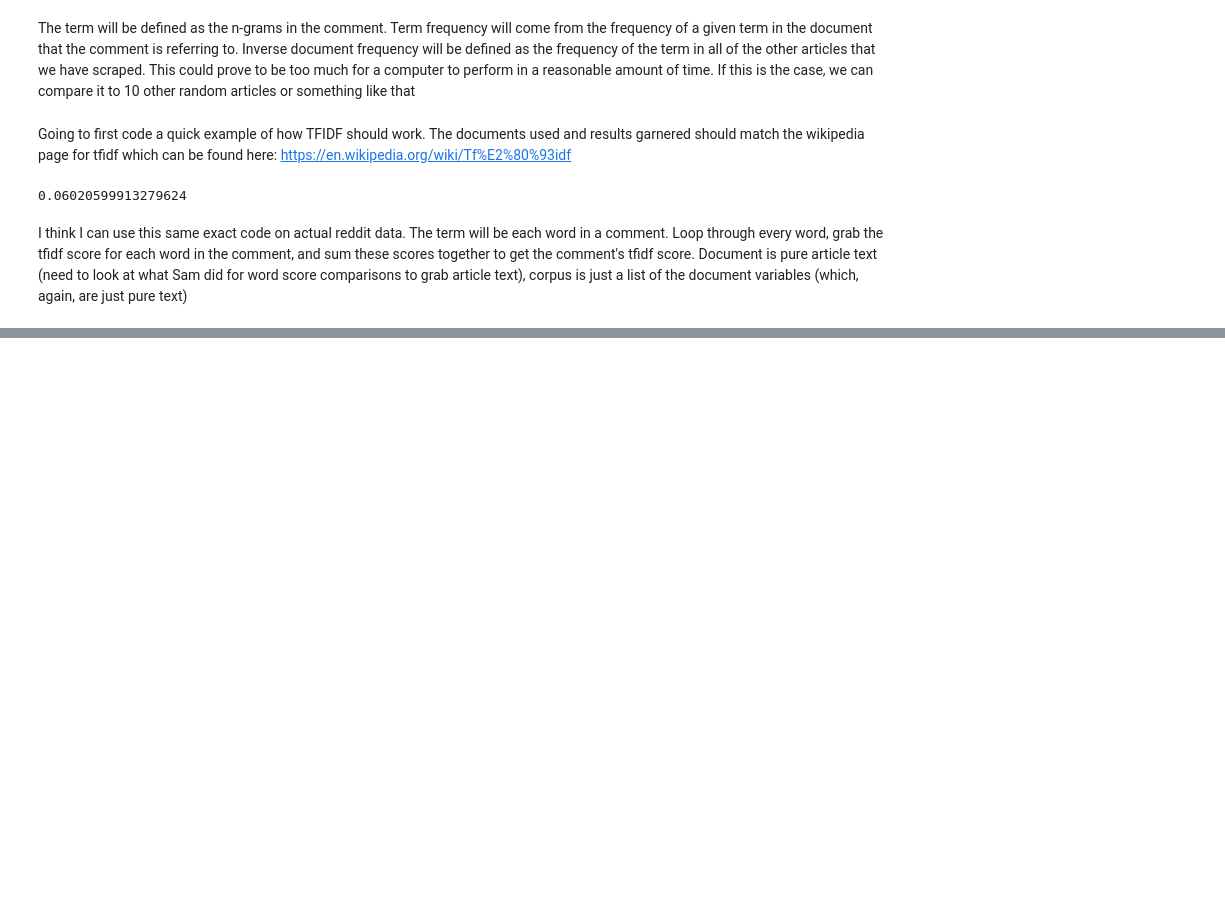
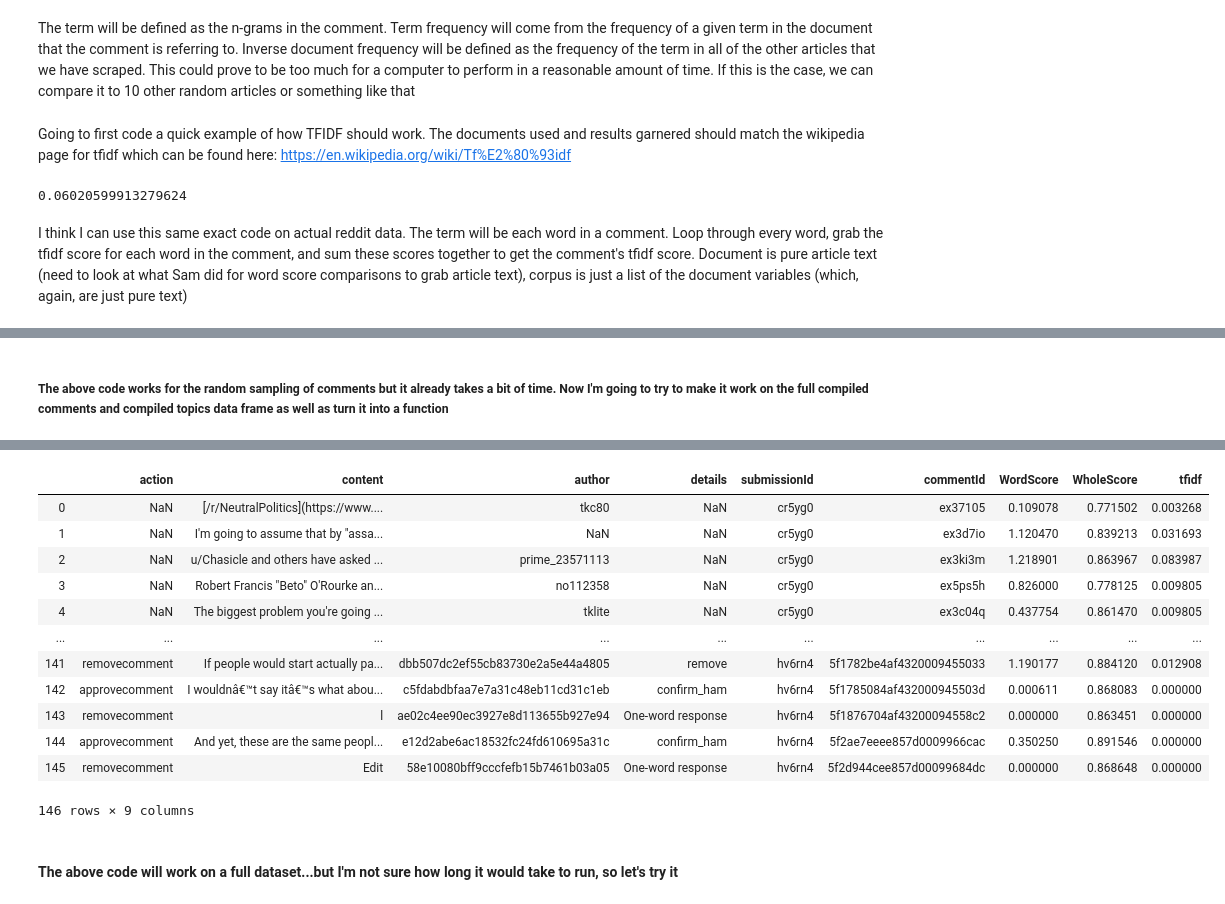
Before and after one commit to mcatalano26/cmps-cap, a Jupyter notebook: TFIDF.ipynb, the cells around one changed output, grey strips where cells are left out. Cells and saved outputs as stored; diff of their text form; code cells hidden in the pictures; blank space fills up the shorter version.

Commit message:
finished tfidf, waiting for code to run

```diff
--- a/TFIDF.ipynb
+++ b/TFIDF.ipynb
@@ -188,3 +130,6 @@ array(['bsw7e1', 'ib4jlg', 'ijmdny', 'ejs1f3', 'ie0flp', 'ksbo1v',
 # %%
+random_comments_sample = pd.read_csv("files/random_comments_sample216.csv")
+random_topics_sample = pd.read_csv("files/random_topics_sample216.csv")
+
 import numpy as np
 random_comments_sample['tfidf'] = np.nan
@@ -197,0 +164,56 @@ NameError: name 'term' is not defined
+# %% [markdown]
+##### The above code works for the random sampling of comments but it already takes a bit of time. Now I'm going to try to make it work on the full compiled comments and compiled topics data frame as well as turn it into a function
+# %%
+import numpy as np
+import pandas as pd
+from collections import Counter
+import math
+
+def tf(term, document):
+    document = str(document)
+    term_arr = str.split(document)
+    term_dict = Counter(term_arr)
+    return term_dict[term] / len(term_arr)
+
+def idf(term, corpus):
+    numerator = len(corpus)
+    count = 0
+    for doc in corpus:
+        doc = str(doc)
+        term_arr = str.split(doc)
+        if term in term_arr:
+            count += 1
+    if count == 0:
+        return 0
+    return math.log10(numerator/count)
+
+def tfidf(term, document, corpus):
+    return tf(term, document) * idf(term, corpus)
+
+def tfidf_on_dataset(topics_df, comments_df):
+    corpus = []
+    id_list = []
+    for index, topic in topics_df.iterrows():
+        corpus.append(topic['text'])
+        id_list.append(topic['id'])
+
+    tfidf_list = []
+
+    for index, comment in comments_df.iterrows():
+        tfidf_sum = 0
+        tfidf_current = 0
+        doc = topics_df[topics_df['id'] == comment['submissionId']]['text']
+        doc = str(doc)
+        term = comment['content']
+        term = str(term)
+        term_arr = str.split(term)
+        for element in term_arr:
+            tfidf_current = tfidf(element, doc, corpus)
+            tfidf_sum += tfidf_current
+        tfidf_list.append(tfidf_sum)
+        print(str((index/(len(comments_df.index)))*100) + "% complete")
+    return tfidf_list
+
+random_comments_sample['tfidf'] = tfidf_on_dataset(random_topics_sample, random_comments_sample)
+random_comments_sample
+# %% [output]
@@ -197,0 +237,15 @@ NameError: name 'term' is not defined
+|  | action | content | author | details | submissionId | commentId | WordScore | WholeScore | tfidf |
+| 0 | NaN | [/r/NeutralPolitics](https://www.... | tkc80 | NaN | cr5yg0 | ex37105 | 0.109078 | 0.771502 | 0.003268 |
+| 1 | NaN | I'm going to assume that by "assa... | NaN | NaN | cr5yg0 | ex3d7io | 1.120470 | 0.839213 | 0.031693 |
+| 2 | NaN | u/Chasicle and others have asked ... | prime_23571113 | NaN | cr5yg0 | ex3ki3m | 1.218901 | 0.863967 | 0.083987 |
+| 3 | NaN | Robert Francis "Beto" O'Rourke an... | no112358 | NaN | cr5yg0 | ex5ps5h | 0.826000 | 0.778125 | 0.009805 |
+| 4 | NaN | The biggest problem you're going ... | tklite | NaN | cr5yg0 | ex3c04q | 0.437754 | 0.861470 | 0.009805 |
+| ... | ... | ... | ... | ... | ... | ... | ... | ... | ... |
+| 141 | removecomment | If people would start actually pa... | dbb507dc2ef55cb83730e2a5e44a4805 | remove | hv6rn4 | 5f1782be4af4320009455033 | 1.190177 | 0.884120 | 0.012908 |
+| 142 | approvecomment | I wouldnâ€™t say itâ€™s what abou... | c5fdabdbfaa7e7a31c48eb11cd31c1eb | confirm_ham | hv6rn4 | 5f1785084af432000945503d | 0.000611 | 0.868083 | 0.000000 |
+| 143 | removecomment | l | ae02c4ee90ec3927e8d113655b927e94 | One-word response | hv6rn4 | 5f1876704af43200094558c2 | 0.000000 | 0.863451 | 0.000000 |
+| 144 | approvecomment | And yet, these are the same peopl... | e12d2abe6ac18532fc24fd610695a31c | confirm_ham | hv6rn4 | 5f2ae7eeee857d0009966cac | 0.350250 | 0.891546 | 0.000000 |
+| 145 | removecomment | Edit | 58e10080bff9cccfefb15b7461b03a05 | One-word response | hv6rn4 | 5f2d944cee857d00099684dc | 0.000000 | 0.868648 | 0.000000 |
+146 rows × 9 columns
+# %% [markdown]
+#### The above code will work on a full dataset...but I'm not sure how long it would take to run, so let's try it
```
Also changed, not shown: parts of 19 cells of this notebook, 3 other files.
